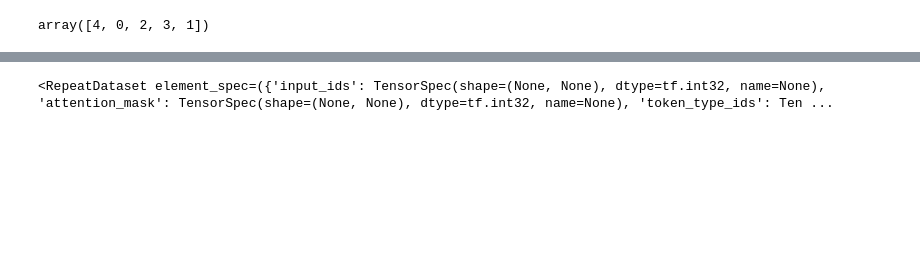
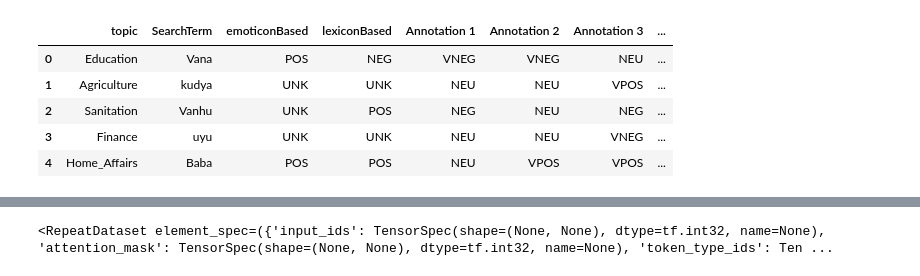
Before and after one commit to kibambe-0167/bert-multiclass, a Jupyter notebook: new_lang_research.ipynb, the cells around one changed output, grey strips where cells are left out. Drawn from its saved outputs; the diff is of its cells as text; code cells hidden in the pictures; blank space fills up the shorter version.

```diff
--- a/new_lang_research.ipynb
+++ b/new_lang_research.ipynb
@@ -10,4 +11,6 @@ Drive already mounted at /content/drive; to attempt to forcibly remount, call dr
 # %%
+from cleantext import clean # helps to remove imoji in text
+import pandas as pd
 import re
 
 #
@@ -18,35 +21,40 @@ def clean( text ):
   text = ' '.join( [ re.sub("^@\w+", " ", t) for t in text.split(' ') ] ) # remove usernames
   # text = ' '.join( [ re.sub("^@\w+", " ", t) for t in text.split(' ') ] ) # remove hashtags
   text = ' '.join( [ re.sub("^http\w+", " ", t) for t in text.split(' ') ] ) # remove links
   text = clean(text, no_emoji=True)
   return ' '.join( text.split() )
 
 # make classes
 def make_label( class_ ):
   '''
   neu   - 0
   pos   - 1
   neg   - 2
   vpos  - 3
   vneg  - 4
   '''
   class_ = class_.lower()
   if class_ == 'vneg': return 4
   elif class_ == 'neu': return 0
   elif class_ == 'neg': return 2
   elif class_ == 'vpos': return 3
   elif class_ == 'pos': return 1
 
 # feature processing
-df = pd.read_csv("drive/******/*******/traindata1.1.csv",engine="python")
+df = pd.read_csv("drive/MyDrive/datasets/traindata1.1.csv",engine="python")
 df.drop(axis=1, inplace=True, columns=['UserID','Date/Time'] )
 df.drop_duplicates(inplace=True)
 # print( df.columns )
 df['shona_cleaned'] = df['SN(Original Shona Tweet)'].apply( clean ) # clean shona tweets.
 df['Label5'] = df['finalLabel5Classes'].apply( make_label )
 df.head()
 # %% [output]
-array([4, 0, 2, 3, 1])
+|  | topic | SearchTerm | emoticonBased | lexiconBased | Annotation 1 | Annotation 2 | Annotation 3 | ... |
+| 0 | Education | Vana | POS | NEG | VNEG | VNEG | NEU | ... |
+| 1 | Agriculture | kudya | UNK | UNK | NEU | NEU | VPOS | ... |
+| 2 | Sanitation | Vanhu | UNK | POS | NEG | NEU | NEG | ... |
+| 3 | Finance | uyu | UNK | UNK | NEU | NEU | VNEG | ... |
+| 4 | Home_Affairs | Baba | POS | POS | NEU | VPOS | VPOS | ... |
 # %%
 # imports
 import numpy as np
```
Also changed, not shown: parts of 6 cells of this notebook, 2 other files.
